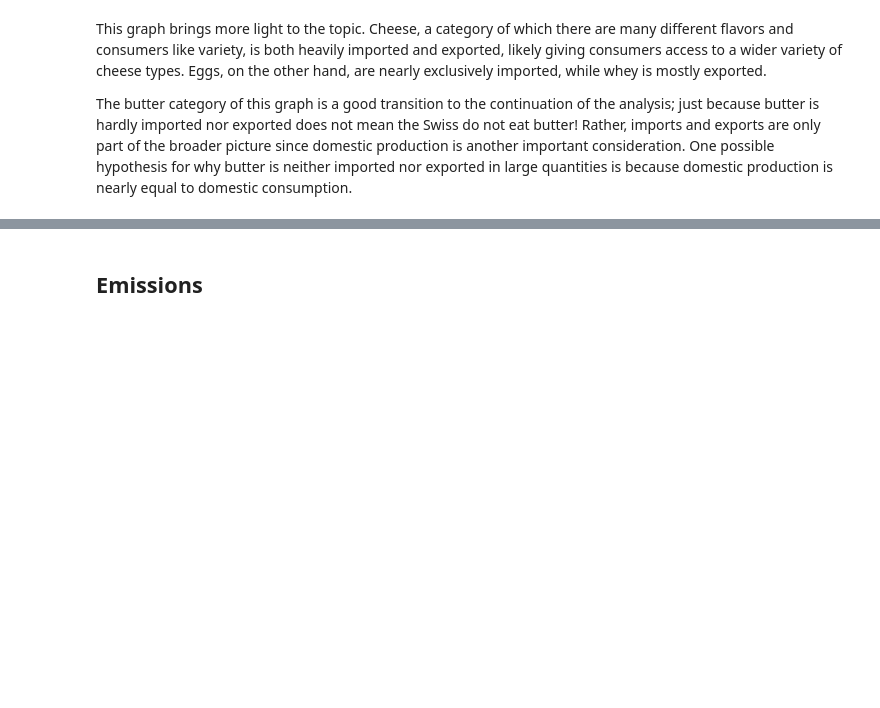
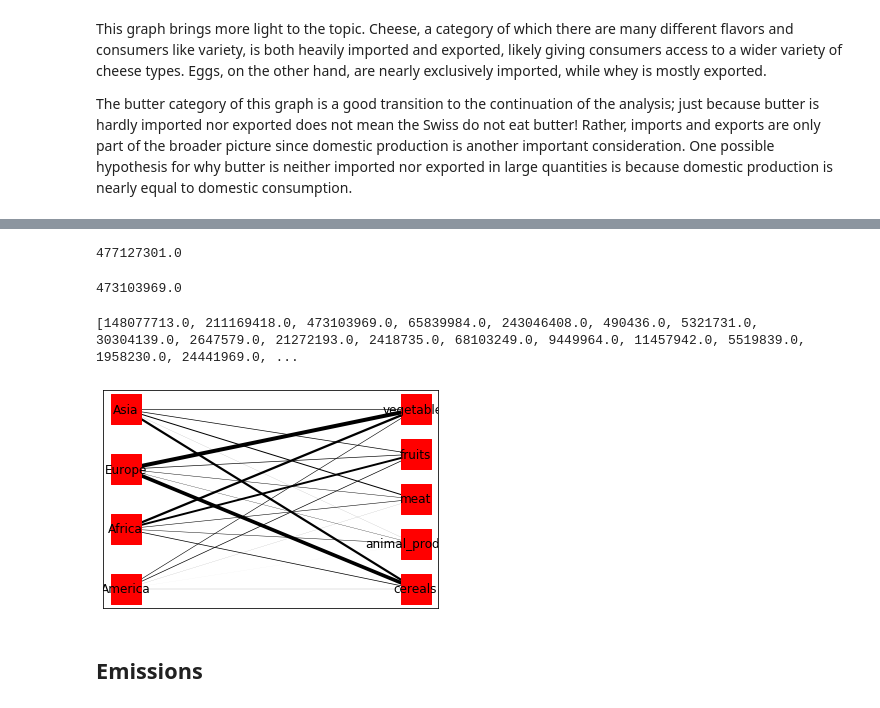
Before and after one commit to valentinoli/ada-2019-project-adagio, a Jupyter notebook: src/project.ipynb, the cells around one changed output, grey strips where cells are left out. Saved outputs shown, nothing was run; the diff lists cells and outputs as text; code cells hidden in the pictures; blank space fills up the shorter version.

Commit message:
Added bipartite graph

```diff
--- a/src/project.ipynb
+++ b/src/project.ipynb
@@ -205,3 +280,45 @@ nx.draw_networkx(B, pos, font_size=20, node_size=700, width=weights)
+# %%
+african_fruits = impex.xs('Africa')['fruits']
+african_fruits.xs('imports', level=1, axis=1)
+african_fruits.to_numpy().sum()
+# %% [output]
+477127301.0
+# %%
+impex.xs('Africa').fruits.xs('imports', level=1, axis=1).to_numpy().sum()
+# notice that this is the same code but I get a different output than the cell above
+# %% [output]
+473103969.0
+# %%
+continents = impex.index.get_level_values(0).unique().array
+meta_food_groups = impex.columns.levels[0].array
+weights = []
+
+for continent in continents:
+    for food in meta_food_groups:
+        total_food_amount = impex.xs(continent)[food].xs('imports', level=1, axis=1).to_numpy().sum()
+        weights.append(total_food_amount)
+# %% [output]
+[148077713.0, 211169418.0, 473103969.0, 65839984.0, 243046408.0, 490436.0, 5321731.0, 30304139.0, 2647579.0, 21272193.0, 2418735.0, 68103249.0, 9449964.0, 11457942.0, 5519839.0, 1958230.0, 24441969.0, ...
+# %%
+# change the weights of each edge
+for num, name in enumerate(bi.edges(data=True)):
+    name[2]['weight'] = weights[num]
+
+# make a list of all the weights so can edit them
+all_weights = []
+for (node1,node2,data) in bi.edges(data=True):
+    all_weights.append(data['weight'])
+
+# normalize the weights so they are appropriate for the graph
+for num, wt in enumerate(all_weights):
+    all_weights[num] = wt*len(continents)/sum(all_weights)
+
+
+top = nx.bipartite.sets(bi)[0]
+pos = nx.bipartite_layout(bi, top)
+nx.draw_networkx(bi, pos, font_size=12, node_size=900, node_color='red', node_shape='s', width=all_weights)
+# %% [output]
+[figure, added]
 # %% [markdown]
 ## Emissions
 # %% [markdown]
```
Also changed, not shown: parts of 20 cells of this notebook.
